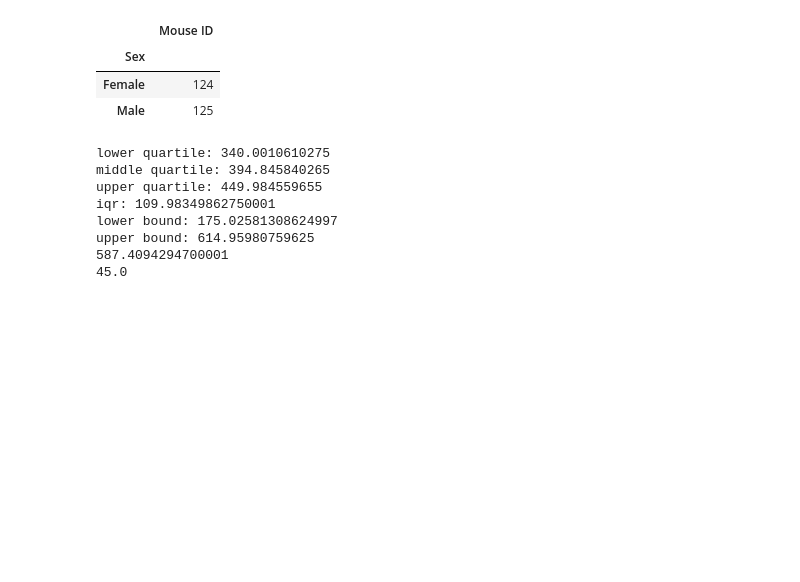
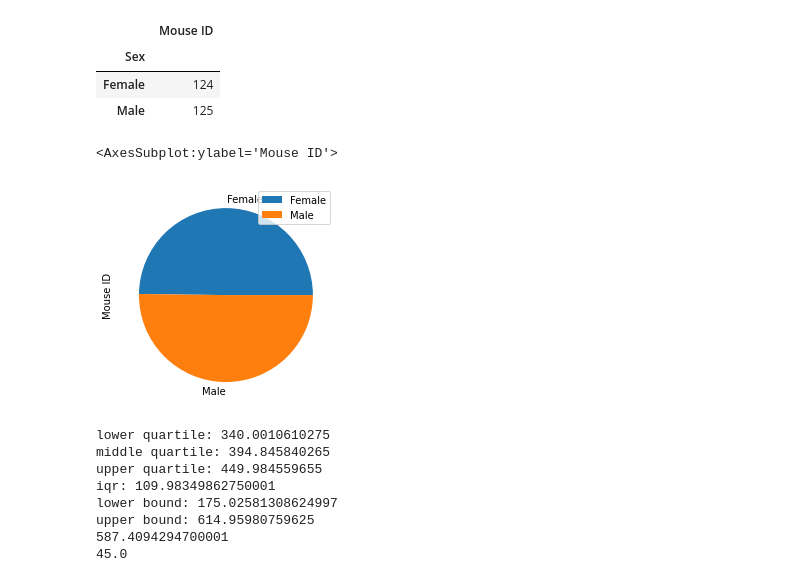
Before and after one commit to KinlayD/matplotlib-challenge, a Jupyter notebook: pymaceuticals.ipynb, the cells around one changed output. Cells and saved outputs as stored; diff of their text form; code cells hidden in the pictures; blank space fills up the shorter version.

Commit message:
finished bar chart

```diff
--- a/pymaceuticals.ipynb
+++ b/pymaceuticals.ipynb
@@ -131,9 +141,9 @@ mouse_df
 1892 rows × 8 columns
 # %%
 # generate pie plot for distribution by sex of ID using DataFrame.plot
-df_copy = mouse_df.copy()
-df_copy.drop_duplicates(subset=["Mouse ID", "Sex"], inplace=True, ignore_index=True)
-groupby_sex = df_copy[["Mouse ID", "Sex"]].groupby("Sex")
+df_copy2 = mouse_df.copy()
+df_copy2.drop_duplicates(subset=["Mouse ID", "Sex"], inplace=True, ignore_index=True)
+groupby_sex = df_copy2[["Mouse ID", "Sex"]].groupby("Sex")
 sex_count_series = groupby_sex["Mouse ID"].count()
 ID_sex_df = pd.DataFrame(sex_count_series)
 ID_sex_df
@@ -142,6 +152,11 @@ ID_sex_df
 | Sex |  |
 | Female | 124 |
 | Male | 125 |
+# %%
+ID_sex_df.plot(kind="pie", y="Mouse ID")
+# %% [output]
+<AxesSubplot:ylabel='Mouse ID'>
+[figure, added]
 # %%
 promsing_treatments_df = mouse_df.loc[(mouse_df["Drug Regimen"] == "Capomulin") | (mouse_df["Drug Regimen"] == "Ramicane") | (mouse_df["Drug Regimen"] == "Infubinol") | (mouse_df["Drug Regimen"] == "Ceftamin"), ["Drug Regimen", "Mouse ID", "Tumor Volume (mm3)"]]
 group_treatment = promsing_treatments_df.groupby(["Drug Regimen", "Mouse ID"])
```
Also changed, not shown: parts of 3 cells of this notebook.
